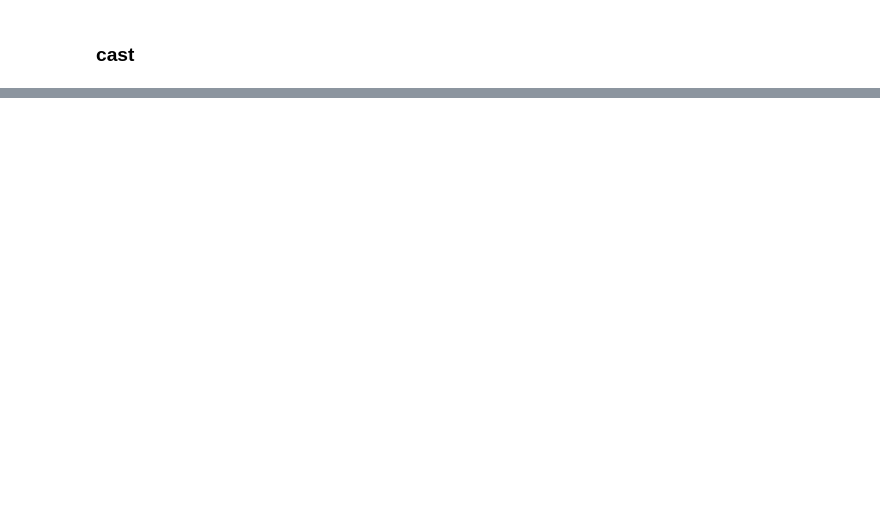
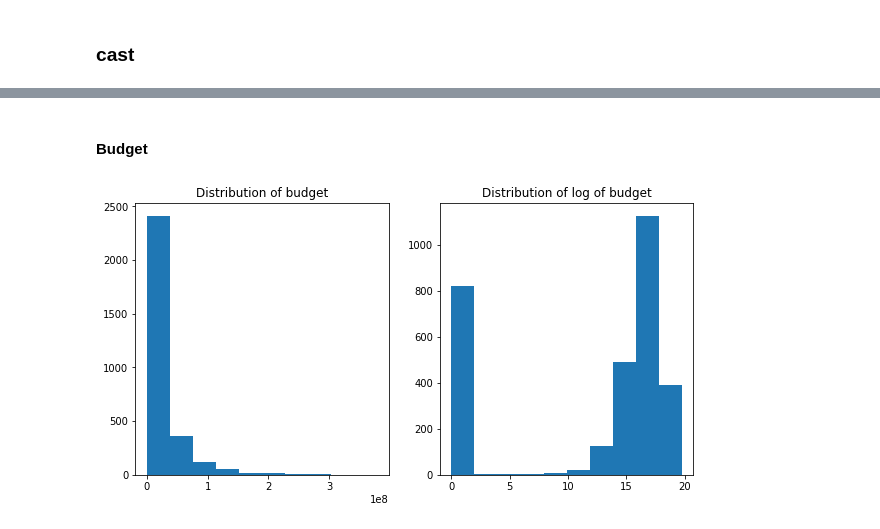
Before and after one commit to Deepesh87/TMDB-Box-Office-Prediction, a Jupyter notebook: Box_Office.ipynb, the cells around one changed output, grey strips where cells are left out. Drawn from its saved outputs; the diff is of its cells as text; code cells hidden in the pictures; blank space fills up the shorter version.

```diff
--- a/Box_Office.ipynb
+++ b/Box_Office.ipynb
@@ -403,0 +522,14 @@ for i in most_common_Keywords:
+# %%
+train['log_revenue'] = np.log1p(train['revenue'])
+# %% [markdown]
+#### Budget
+# %%
+plt.figure(figsize=(10, 5))
+plt.subplot(1, 2, 1)
+plt.hist(train['budget']);
+plt.title('Distribution of budget');
+plt.subplot(1, 2, 2)
+plt.hist(np.log1p(train['budget']));
+plt.title('Distribution of log of budget');
+# %% [output]
+[figure, added]
```
Also changed, not shown: parts of 120 cells of this notebook, 1 other file.
